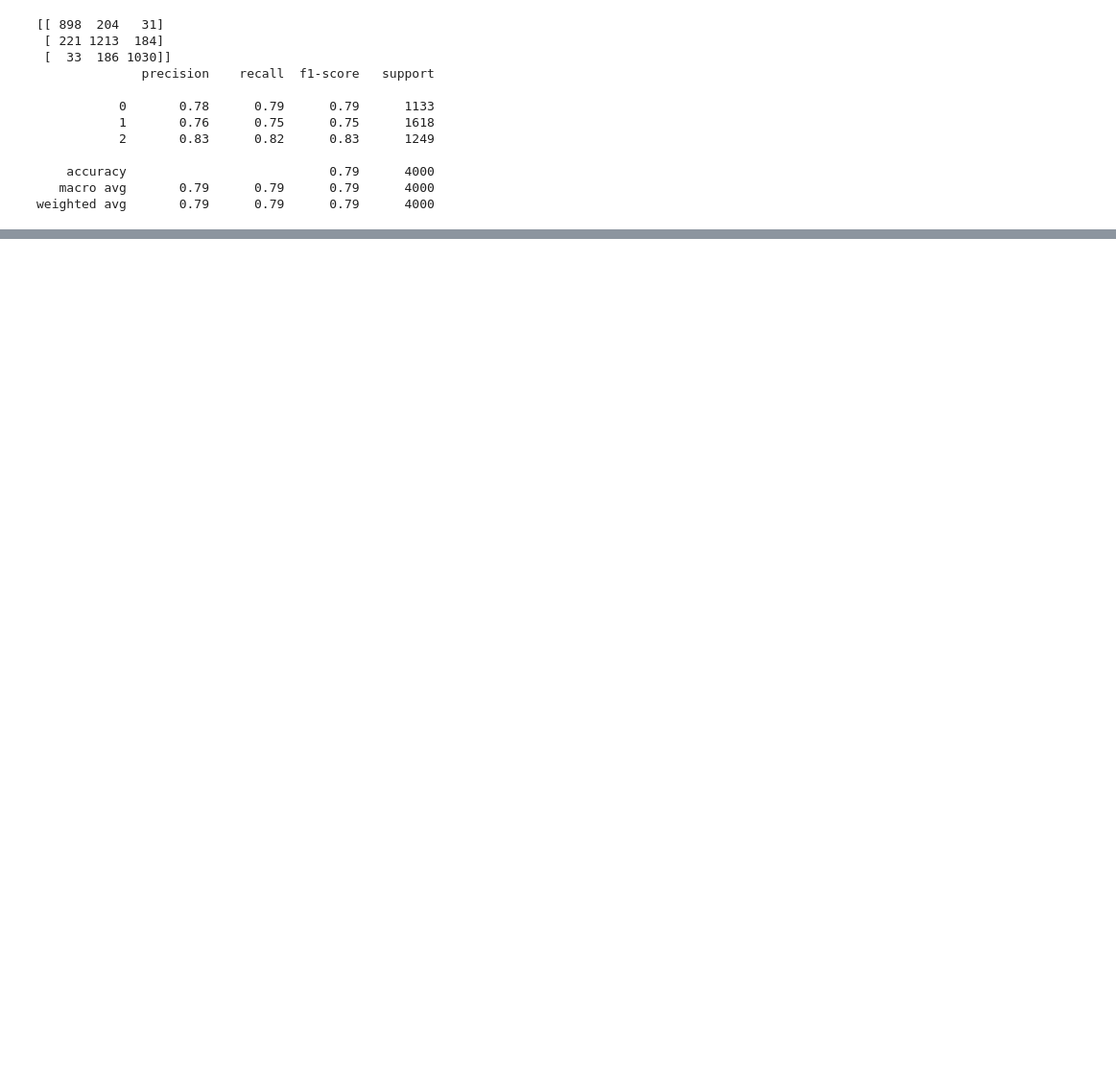
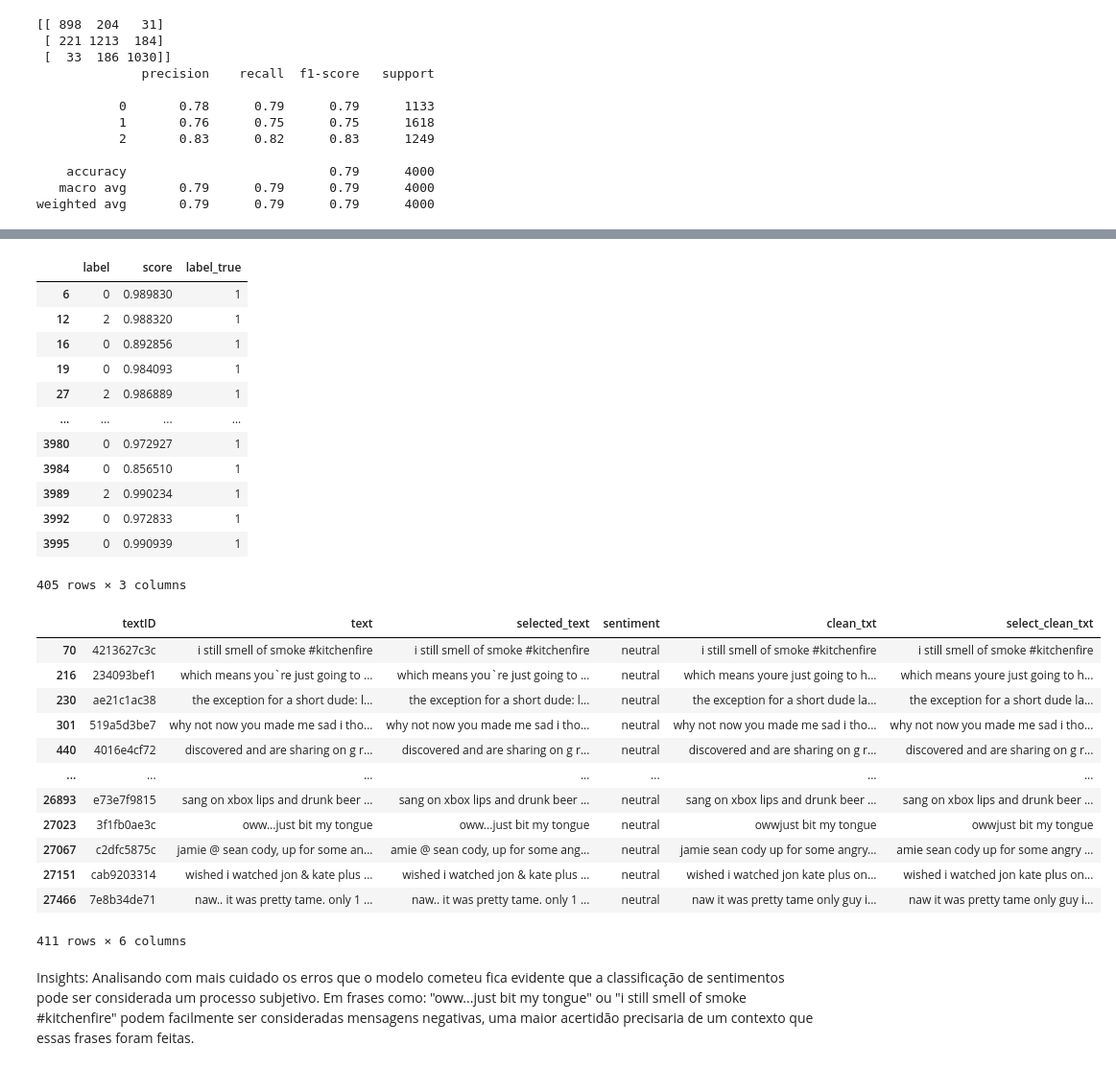
Before and after one commit to Fillipe16/NLP_Tweets, a Jupyter notebook: tweets_sentimental_classification.ipynb, the cells around one changed output, grey strips where cells are left out. Shown at 96% size. Drawn from its saved outputs; the diff is of its cells as text; code cells hidden in the pictures; blank space fills up the shorter version.

Commit message:
Analise de mercado para os erros de classificação

```diff
--- a/tweets_sentimental_classification.ipynb
+++ b/tweets_sentimental_classification.ipynb
@@ -346,4 +377,4 @@ clf.predict("THIS GONA BE GREAT")
 # %%
 # Realizando as predições
-predictions_val = clf.predict(list(X_val[:5]))
+predictions_val = clf.predict(X_val.tolist())
 predictions_val
@@ -383,0 +412,36 @@ Insights: Boa performance nas métricas avaliadas. A maior fonte de erro está n
+# %%
+# Filtragem dos dados os quais a predição foi de Positivo ou Negativo, mas era Neutro.
+erros_dataframe = evaluation_val_df[(evaluation_val_df.label!=1) & (evaluation_val_df.label_true==1)]
+mask = erros_dataframe.index
+display(erros_dataframe)
+erros_df = tweets_df[tweets_df.clean_txt.apply(lambda t: t in X_val[mask])]
+display(erros_df)
+# %% [output]
+|  | label | score | label_true |
+| 6 | 0 | 0.989830 | 1 |
+| 12 | 2 | 0.988320 | 1 |
+| 16 | 0 | 0.892856 | 1 |
+| 19 | 0 | 0.984093 | 1 |
+| 27 | 2 | 0.986889 | 1 |
+| ... | ... | ... | ... |
+| 3980 | 0 | 0.972927 | 1 |
+| 3984 | 0 | 0.856510 | 1 |
+| 3989 | 2 | 0.990234 | 1 |
+| 3992 | 0 | 0.972833 | 1 |
+| 3995 | 0 | 0.990939 | 1 |
+405 rows × 3 columns
+|  | textID | text | selected_text | sentiment | clean_txt | select_clean_txt |
+| 70 | 4213627c3c | i still smell of smoke #kitchenfire | i still smell of smoke #kitchenfire | neutral | i still smell of smoke #kitchenfire | i still smell of smoke #kitchenfire |
+| 216 | 234093bef1 | which means you`re just going to ... | which means you`re just going to ... | neutral | which means youre just going to h... | which means youre just going to h... |
+| 230 | ae21c1ac38 | the exception for a short dude: l... | the exception for a short dude: l... | neutral | the exception for a short dude la... | the exception for a short dude la... |
+| 301 | 519a5d3be7 | why not now you made me sad i tho... | why not now you made me sad i tho... | neutral | why not now you made me sad i tho... | why not now you made me sad i tho... |
+| 440 | 4016e4cf72 | discovered and are sharing on g r... | discovered and are sharing on g r... | neutral | discovered and are sharing on g r... | discovered and are sharing on g r... |
+| ... | ... | ... | ... | ... | ... | ... |
+| 26893 | e73e7f9815 | sang on xbox lips and drunk beer ... | sang on xbox lips and drunk beer ... | neutral | sang on xbox lips and drunk beer ... | sang on xbox lips and drunk beer ... |
+| 27023 | 3f1fb0ae3c | oww...just bit my tongue | oww...just bit my tongue | neutral | owwjust bit my tongue | owwjust bit my tongue |
+| 27067 | c2dfc5875c | jamie @ sean cody, up for some an... | amie @ sean cody, up for some ang... | neutral | jamie sean cody up for some angry... | amie sean cody up for some angry ... |
+| 27151 | cab9203314 | wished i watched jon & kate plus ... | wished i watched jon & kate plus ... | neutral | wished i watched jon kate plus on... | wished i watched jon kate plus on... |
+| 27466 | 7e8b34de71 | naw.. it was pretty tame. only 1 ... | naw.. it was pretty tame. only 1 ... | neutral | naw it was pretty tame only guy i... | naw it was pretty tame only guy i... |
+411 rows × 6 columns
+# %% [markdown]
+Insights: Analisando com mais cuidado os erros que o modelo cometeu fica evidente que a classificação de sentimentos pode ser considerada um processo subjetivo. Em frases como: "oww...just bit my tongue" ou "i still smell of smoke #kitchenfire" podem facilmente ser consideradas mensagens negativas, uma maior acertidão precisaria de um contexto que essas frases foram feitas.
```
Also changed, not shown: parts of 12 cells of this notebook.
